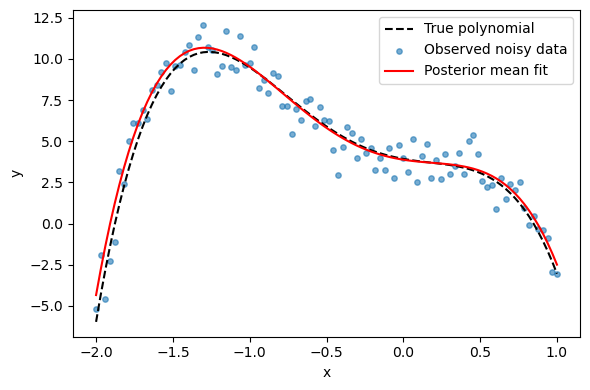
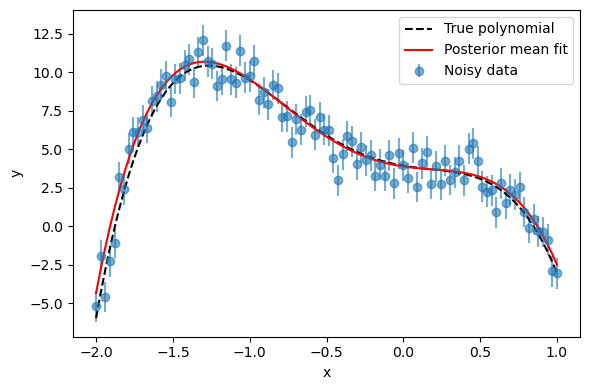
Code edit (unified diff) that turned the first committed figure into the second:
--- before
+++ after
@@ -3,6 +3,6 @@
 
 plt.figure(figsize=(6,4))
+plt.errorbar(x, y_obs, yerr=sigma, fmt="o", label="Noisy data", alpha=0.6)
 plt.plot(x, y_true, "k--", label="True polynomial")
-plt.scatter(x, y_obs, s=15, alpha=0.6, label="Observed noisy data")
 plt.plot(x, y_hat, "r", label="Posterior mean fit")
 plt.xlabel("x")

Commit: Adding quick notes on polynomial.ipynb